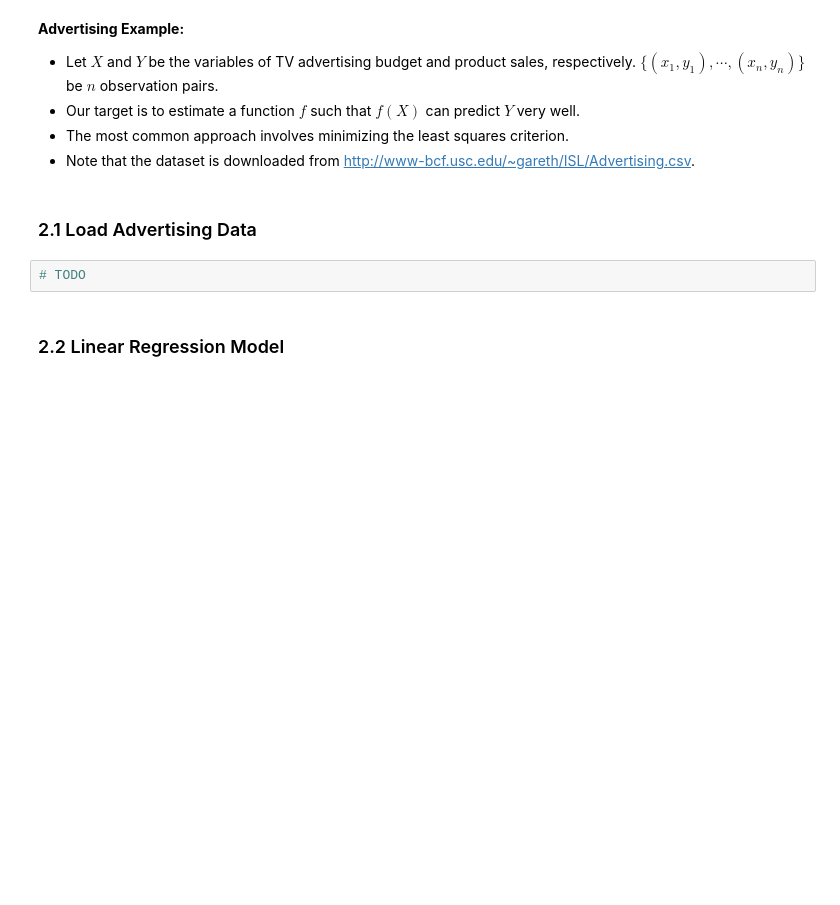
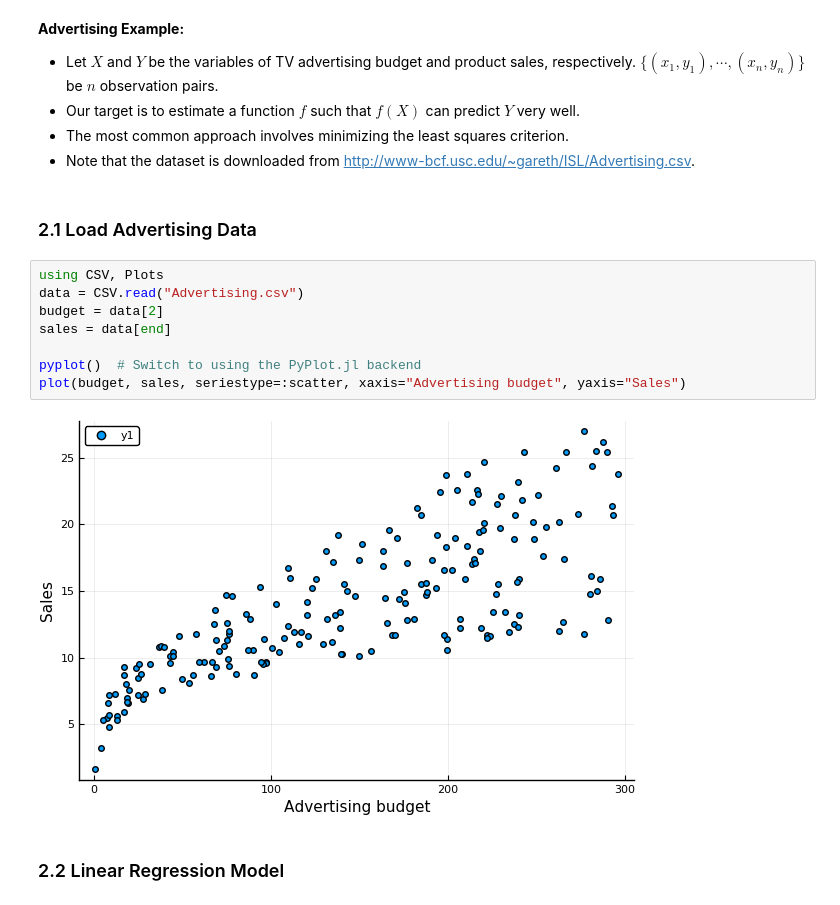
Before and after one commit to co234/AML_using_Julia, a Jupyter notebook: Lab01.ipynb, the cells around one changed output. Cells and saved outputs as stored; diff of their text form; blank space fills up the shorter version.

```diff
--- a/Lab01.ipynb
+++ b/Lab01.ipynb
@@ -334,8 +362,16 @@ Julia:
 * Note that the dataset is downloaded from http://www-bcf.usc.edu/~gareth/ISL/Advertising.csv.
 # %% [markdown]
 ### 2.1 Load Advertising Data
-# %%
-# TODO
+# %%
+using CSV, Plots
+data = CSV.read("Advertising.csv")
+budget = data[2]
+sales = data[end]
+
+pyplot()  # Switch to using the PyPlot.jl backend
+plot(budget, sales, seriestype=:scatter, xaxis="Advertising budget", yaxis="Sales")
+# %% [output]
+[figure, added]
 # %% [markdown]
 ### 2.2 Linear Regression Model
 # %% [markdown]
```
Also changed, not shown: parts of 11 cells of this notebook, 2 other files.
